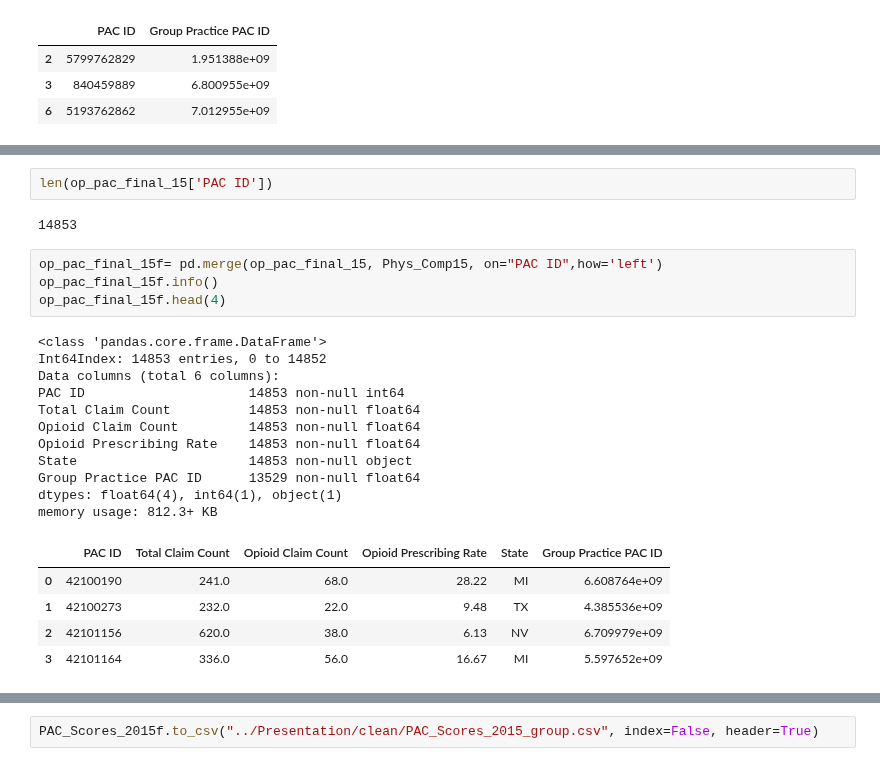
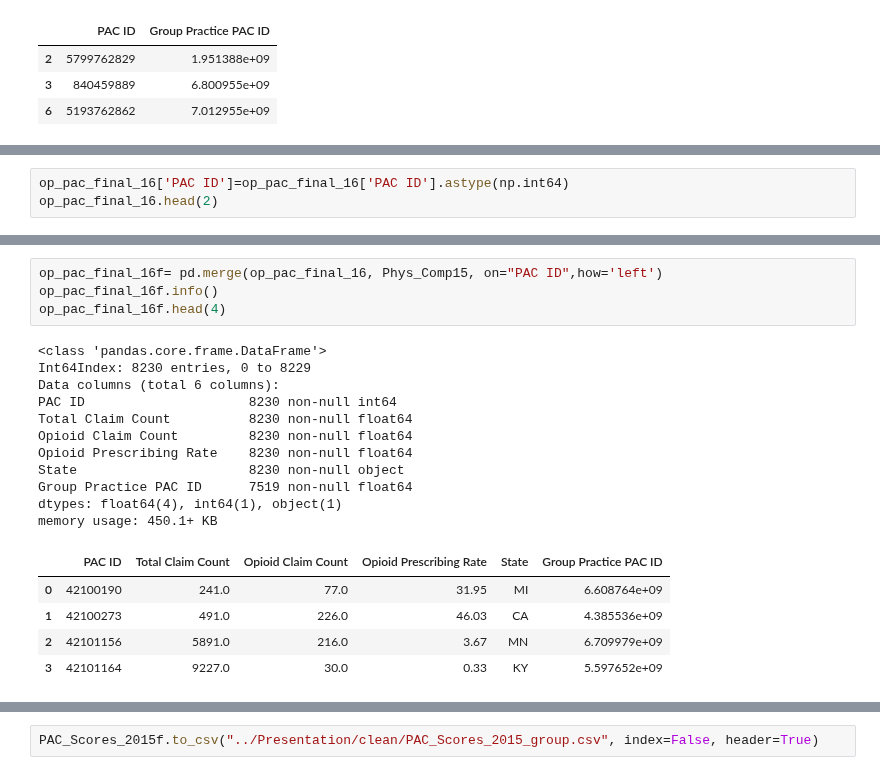
Before and after one commit to MTDahmer/Project1, a Jupyter notebook: notebooks/basheer_328.ipynb, the cells around one changed output, grey strips where cells are left out. Drawn from its saved outputs; the diff is of its cells as text.

```diff
--- a/notebooks/basheer_328.ipynb
+++ b/notebooks/basheer_328.ipynb
@@ -116,0 +113,3 @@ Phys_Comp15.head(3)
+# %%
+op_pac_final_16['PAC ID']=op_pac_final_16['PAC ID'].astype(np.int64)
+op_pac_final_16.head(2)
@@ -133,26 +124,22 @@ op_pac_final_15.head(2)
-# %%
-len(op_pac_final_15['PAC ID'])
-# %% [output]
-14853
 # %%
-op_pac_final_15f= pd.merge(op_pac_final_15, Phys_Comp15, on="PAC ID",how='left')
-op_pac_final_15f.info()
-op_pac_final_15f.head(4)
+op_pac_final_16f= pd.merge(op_pac_final_16, Phys_Comp15, on="PAC ID",how='left')
+op_pac_final_16f.info()
+op_pac_final_16f.head(4)
 # %% [output]
 <class 'pandas.core.frame.DataFrame'>
-Int64Index: 14853 entries, 0 to 14852
+Int64Index: 8230 entries, 0 to 8229
 Data columns (total 6 columns):
-PAC ID                     14853 non-null int64
-Total Claim Count          14853 non-null float64
-Opioid Claim Count         14853 non-null float64
-Opioid Prescribing Rate    14853 non-null float64
-State                      14853 non-null object
-Group Practice PAC ID      13529 non-null float64
+PAC ID                     8230 non-null int64
+Total Claim Count          8230 non-null float64
+Opioid Claim Count         8230 non-null float64
+Opioid Prescribing Rate    8230 non-null float64
+State                      8230 non-null object
+Group Practice PAC ID      7519 non-null float64
 dtypes: float64(4), int64(1), object(1)
-memory usage: 812.3+ KB
+memory usage: 450.1+ KB
 |  | PAC ID | Total Claim Count | Opioid Claim Count | Opioid Prescribing Rate | State | Group Practice PAC ID |
-| 0 | 42100190 | 241.0 | 68.0 | 28.22 | MI | 6.608764e+09 |
-| 1 | 42100273 | 232.0 | 22.0 | 9.48 | TX | 4.385536e+09 |
-| 2 | 42101156 | 620.0 | 38.0 | 6.13 | NV | 6.709979e+09 |
-| 3 | 42101164 | 336.0 | 56.0 | 16.67 | MI | 5.597652e+09 |
+| 0 | 42100190 | 241.0 | 77.0 | 31.95 | MI | 6.608764e+09 |
+| 1 | 42100273 | 491.0 | 226.0 | 46.03 | CA | 4.385536e+09 |
+| 2 | 42101156 | 5891.0 | 216.0 | 3.67 | MN | 6.709979e+09 |
+| 3 | 42101164 | 9227.0 | 30.0 | 0.33 | KY | 5.597652e+09 |
 # %%
```
Also changed, not shown: parts of 13 cells of this notebook, 1 other file.
